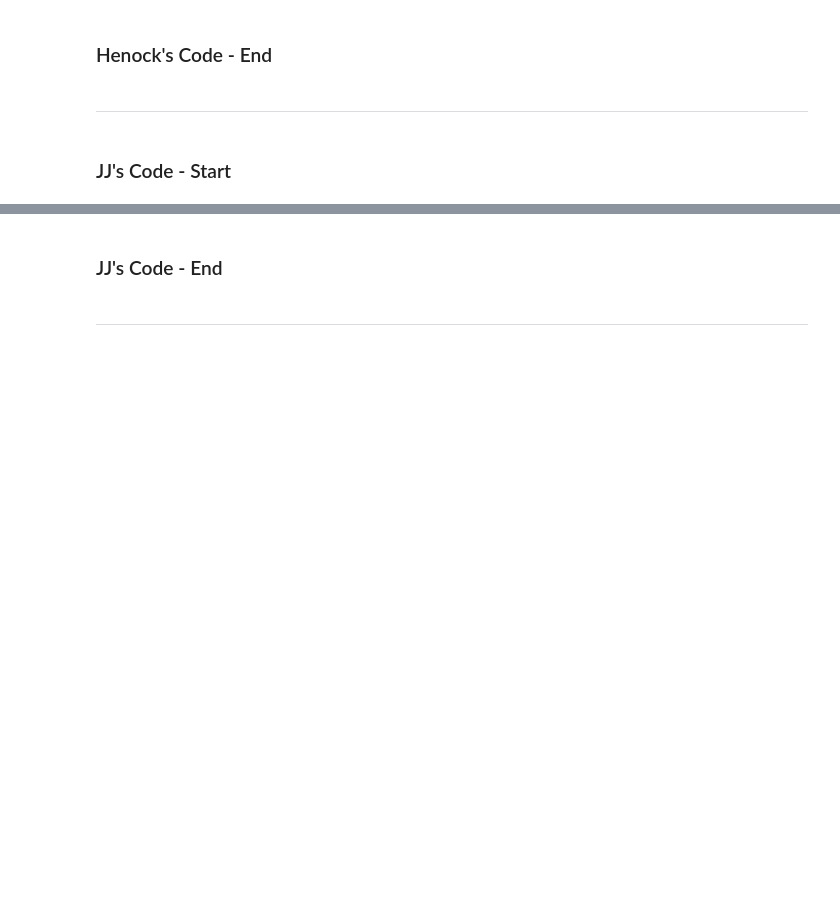
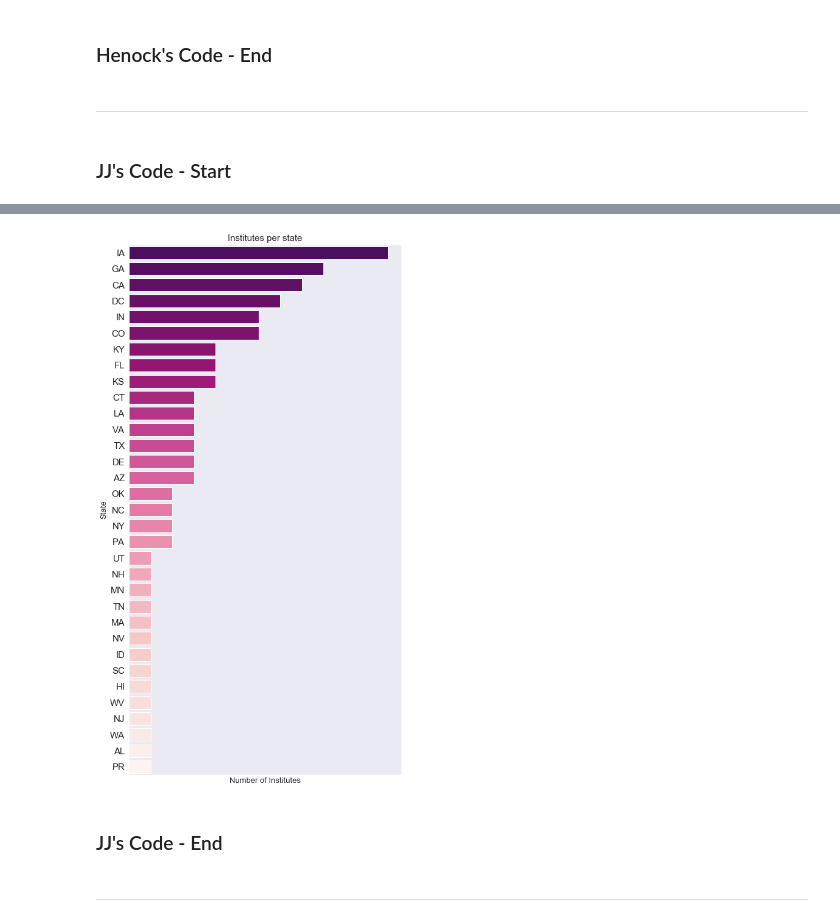
Before and after one commit to hyacob-89/project_one, a Jupyter notebook: project_one_nb.ipynb, the cells around one changed output, grey strips where cells are left out. Saved outputs shown, nothing was run; the diff lists cells and outputs as text; code cells hidden in the pictures; blank space fills up the shorter version.

Commit message:
added institute per state graph

```diff
--- a/project_one_nb.ipynb
+++ b/project_one_nb.ipynb
@@ -35,3 +38,20 @@ fips_states_df.head()
 ----------------------------------------------
 # %% [markdown]
 ### JJ's Code - Start
+# %%
+# Call in 2017 'College Scorecard (i.e. csc)' API ; only schools that offer a bachelor's or graduate degree
+year = "2017"
+csc_url = "https://api.data.gov/ed/collegescorecard/v1/schools.json?school.degrees_awarded.highest=3,4&"
+
+csc_2017_query_url = f'{csc_url}api_key={college_scorecard_api_key}&_fields=id,school.name,school.city,school.state,school.zip,location.lat,location.lon,{year}.aid.loan_principal'
+csc_2017_response = requests.get(csc_2017_query_url).json()
+page_num = csc_2017_response['metadata']['page']
+
+
+for page in range(0, 10):
+    csc_2017_response = requests.get(csc_2017_query_url, params={'page': page, 'per_page': 200}).json()
+    csc_json_data = csc_2017_response['results']
+    #print(str(csc_json_data))
+# %%
+data_frame = pd.DataFrame(csc_json_data)
+data_frame
@@ -37,0 +72,10 @@ fips_states_df.head()
+# %%
+new_data_frame = data_frame.rename(columns={"school.zip": "Zip Code",
+                                      "location.lat": "Lattitude",
+                                      "location.lon": "Longitude",
+                                       "school.name": "School name",
+                                       "school.state": "State",
+                                       "school.city": "City",
+                                       "2017.aid.loan_principal": "2017 loan Principal"})
+
+new_data_frame.head()
@@ -38,3 +89,21 @@ fips_states_df.head()
+# %%
+plt.figure(figsize = (8, 16))
+
+# plot
+ax = sb.barplot(new_data_frame.State.value_counts().values, list(new_data_frame.State.value_counts().index),
+           palette = sb.color_palette('RdPu_r', len(new_data_frame.State.value_counts())))
+
+
+# plot labels
+plt.title('Institutes per state', fontsize = 15)
+plt.xlabel('Number of Institutes', fontsize = 13)
+plt.ylabel('State', fontsize = 13)
+plt.xticks([], [])
+plt.yticks(fontsize = 15)
+
+plt.show();
+# %% [output]
+[figure, added]
 # %% [markdown]
 ### JJ's Code - End
 # %% [markdown]
```
Also changed, not shown: parts of 3 cells of this notebook.
